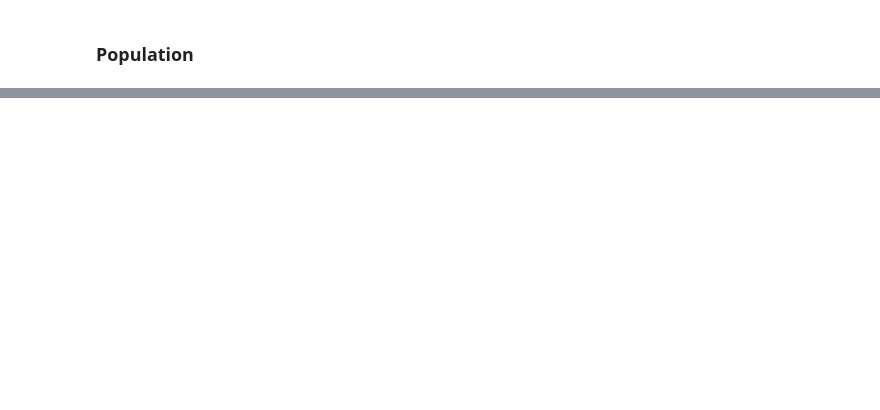
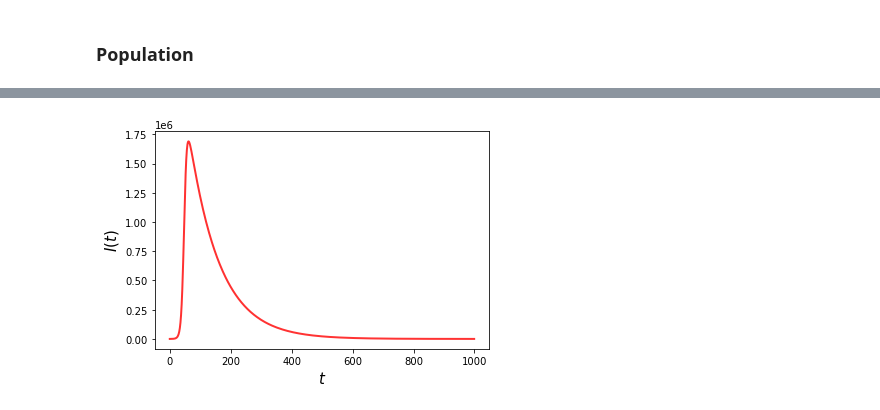
Before and after one commit to pitmonticone/EpiSimulator, a Jupyter notebook: Notebooks/Modelling/Python/Main.ipynb, the cells around one changed output, grey strips where cells are left out. Drawn from its saved outputs; the diff is of its cells as text; code cells hidden in the pictures; blank space fills up the shorter version.

```diff
--- a/Notebooks/Modelling/Python/Main.ipynb
+++ b/Notebooks/Modelling/Python/Main.ipynb
@@ -204,3 +191,0 @@ provincial_demographics_under80
-# %%
-i = 1
-province = provincial_demographics_under80[provincial_demographics_under80['Codice provincia'] == i]
@@ -239,0 +259,61 @@ for i in range(1, len(provincial_demographics_under80["Totale"]), 5):
+# %%
+# Age-stratified population
+N = provincial_dict[1]
+C = contact_data.to_numpy()
+#C = normalize(contact_data.to_numpy(), axis=1, norm='l1')
+
+t_max=1000    # Number of time steps
+ite_max=100   # number of realizations
+u=0.02       # Transmission rate per contact
+mu=0.01        # Recovery rate
+eps=0.5
+
+# STATUS = Array 16(age-groups) x 4(states) x iterations
+status = np.zeros((16,4,ite_max))
+for i in range(16):
+    for j in range(ite_max):
+        status[i,0,j] = N[i]
+# %%
+value_per_time={}
+random_index = random.randint(0,len(N)-1)
+value = np.zeros((16,4,ite_max,t_max))
+
+for ite in range(ite_max):
+    # initial conditions for each iteration
+    status[random_index,0,ite]-=100
+    status[random_index,2,ite]+=100
+
+    for t in range(t_max):
+        # let's call the function until t=tmax
+        SLIR_age_contact(u,eps,mu,N,status,ite,C)
+
+        value_per_time.setdefault(t,[])
+        value_per_time[t].append( sum(status[j,2,ite] for j in range(16)) )
+
+        for j in range(16):
+            value[j,2,ite,t] = status[j,2,ite]
+        #value_per_time[t].append(status[random_index,2,ite])
+
+#print(value_per_time[99])
+#print(median(value_per_time[99]))
+
+it=[]
+it_up=[]
+it_down=[]
+x=[]
+for t in range(t_max):
+    med=depi.median(value_per_time[t])
+    it.append(med[0][0]) # this is the median
+    x.append(t)
+    it_up.append(med[0][3]) # this is the 95% RR upper bound
+    it_down.append(med[0][4]) # this is the 95% RR lower bound
+
+
+plt.plot(it,linewidth=2, color='Red', alpha=0.8) #median
+# we can plot the refrence range as shaded area
+plt.fill_between(x,it_up, it_down, where=it_up >= it_down, facecolor="Red", interpolate=True,alpha=0.1)
+plt.xlabel('$t$',fontsize=15)
+plt.ylabel('$I(t)$',fontsize=15)
+plt.show()
+# %% [output]
+[figure, added]
```
Also changed, not shown: parts of 22 cells of this notebook, 6 other files.
